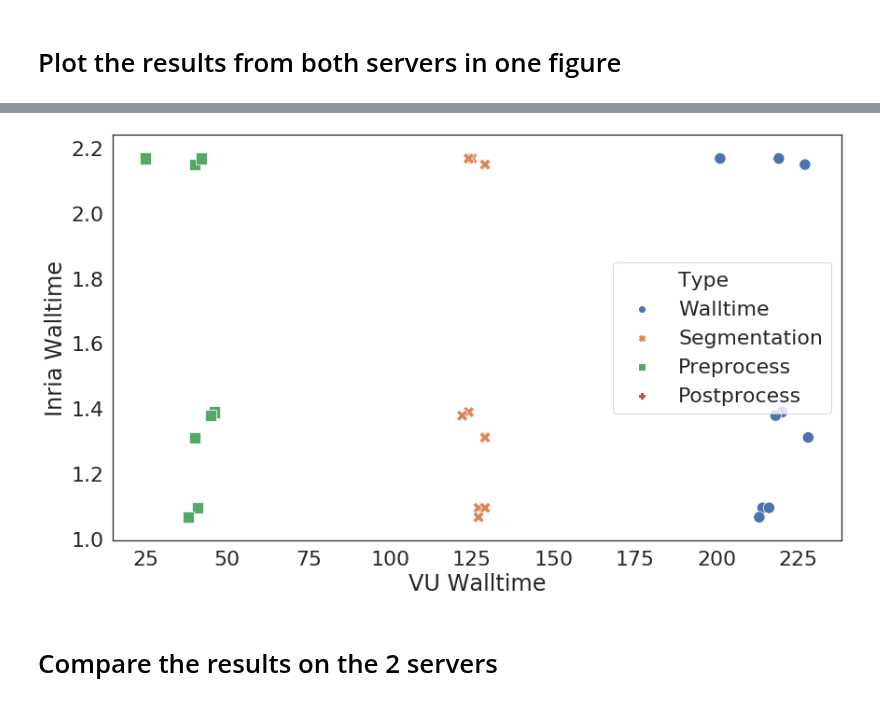
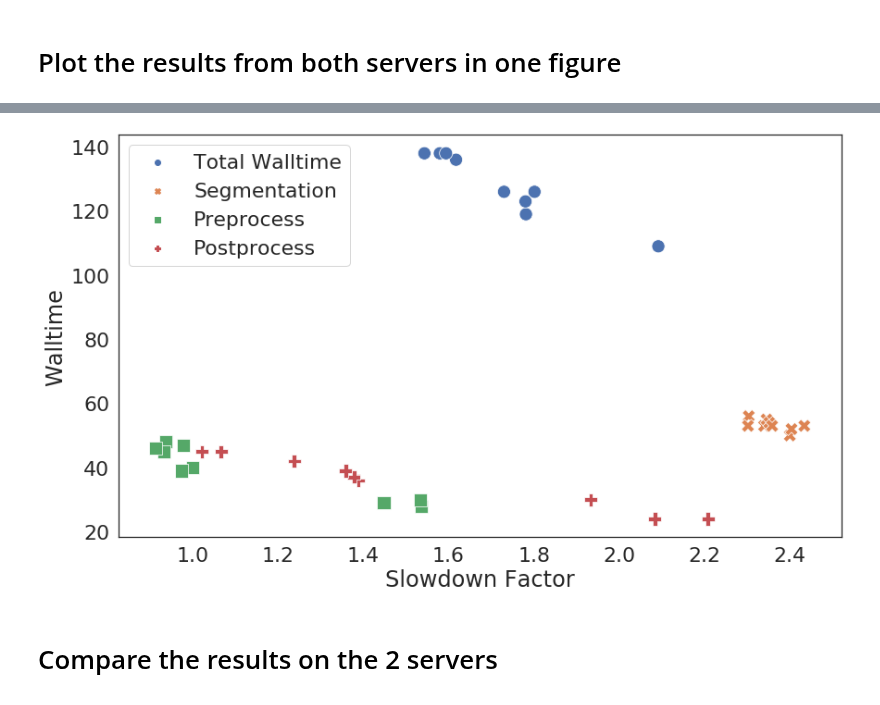
Before and after one commit to vanderbiltscl/SpeculativeScheduling, a Jupyter notebook: iSBatch_v1.0/SLANT_walltime.ipynb, the cells around one changed output, grey strips where cells are left out. Drawn from its saved outputs; the diff is of its cells as text; code cells hidden in the pictures.

```diff
--- a/iSBatch_v1.0/SLANT_walltime.ipynb
+++ b/iSBatch_v1.0/SLANT_walltime.ipynb
@@ -58,12 +56,12 @@ plt.show()
 # Runs on INRIA server
 # %%
 df_fr = pd.DataFrame()
-df_fr["ID"] = [23, 26, 69, 72, 15, 2, 4, 3, 81, 80]
-df_fr["Walltime"] = [126, 136, 138, 142, 119, 123, 126, 109, 138, 0]
-df_fr["Preprocess"] = [43, 47, 48, 43, 45, 29, 28, 30, 39, 0]
-df_fr["Segmentation"] = [56, 53, 53, 57, 50, 52, 53, 55, 54, 0]
-df_fr["Postprocess"] = [27, 36, 37, 42, 24, 42, 45, 24, 45, 0]
-df_fr["Input_size"] = [49052, 58308, 57808, 8912, 48100, 58412, 58948, 60712, 49468, 51008]
+df_fr["ID"] = [23, 26, 69, 15, 2, 4, 3, 81, 80]
+df_fr["Walltime"] = [126, 136, 138, 119, 123, 126, 109, 138, 138]
+df_fr["Preprocess"] = [40, 47, 48, 45, 29, 28, 30, 39, 46]
+df_fr["Segmentation"] = [56, 53, 53, 50, 52, 53, 55, 54, 53]
+df_fr["Postprocess"] = [30, 36, 37, 24, 42, 45, 24, 45, 39]
+df_fr["Input_size"] = [49052, 58308, 57808, 48100, 58412, 58948, 60712, 49468, 51008]
 df_fr["Server"] = ["Inria" for _ in range(len(df_vu))]
 df_fr["Input_size"] = df_fr["Input_size"] / 1024
 df_fr
@@ -149,41 +146,48 @@ plt.show()
 # %%
 df = pd.DataFrame()
 df["VU"] = df_vu["Walltime"]
 df["Inria"] = df_fr["Walltime"]
+df["Input"] = df_vu["Input_size"]
 df["Slowdown"] = df_vu["Walltime"] / df_fr["Walltime"]
-df["Type"] = ["Walltime" for i in range(len(df))]
+df["Type"] = ["Total Walltime" for i in range(len(df))]
 temp = pd.DataFrame()
 temp["VU"] = df_vu["Segmentation"]
+temp["Input"] = df_vu["Input_size"]
 temp["Inria"] = df_fr["Segmentation"]
-df["Slowdown"] = df_vu["Segmentation"] / df_fr["Segmentation"]
+temp["Slowdown"] = df_vu["Segmentation"] / df_fr["Segmentation"]
 temp["Type"] = ["Segmentation" for i in range(len(temp))]
 df = pd.concat([df, temp])
 temp = pd.DataFrame()
 temp["VU"] = df_vu["Preprocess"]
+temp["Input"] = df_vu["Input_size"]
 temp["Inria"] = df_fr["Preprocess"]
-df["Slowdown"] = df_vu["Preprocess"] / df_fr["Preprocess"]
+temp["Slowdown"] = df_vu["Preprocess"] / df_fr["Preprocess"]
 temp["Type"] = ["Preprocess" for i in range(len(temp))]
 df = pd.concat([df, temp])
 temp = pd.DataFrame()
 temp["VU"] = df_vu["Postprocess"]
+temp["Input"] = df_vu["Input_size"]
 temp["Inria"] = df_fr["Postprocess"]
-df["Slowdown"] = df_vu["Postprocess"] / df_fr["Postprocess"]
+temp["Slowdown"] = df_vu["Postprocess"] / df_fr["Postprocess"]
 temp["Type"] = ["Postprocess" for i in range(len(temp))]
 df = pd.concat([df, temp])
 
 fig, ax = plt.subplots(figsize=(14,8))
 sns.set(font_scale=2)
 sns.set_style("white")
 
-sns.scatterplot(x="VU", y="Slowdown", hue="Type", style="Type",
-                data=df, s=150)
+sns.scatterplot(x="Slowdown", y="Inria", hue="Type", style="Type",
+                data=df[df.Type!="X"], s=200)
 
-ax.set_xlabel('VU Walltime')
-ax.set_ylabel('Inria Walltime')
-#plt.savefig("walltime_all_server.png")
+h,l = ax.get_legend_handles_labels()
+plt.legend(h[1:],l[1:])
+ax.set_xlabel('Slowdown Factor')
+ax.set_ylabel('Walltime')
+#plt.legend(loc='upper left')
+plt.savefig("./figures/correlation_slowdown.png")
 plt.show()
 # %% [output]
-[figure, old version]
+[figure, new version]
 # %% [markdown]
 # Compare the results on the 2 servers
 # %%
```
Also changed, not shown: parts of 6 cells of this notebook, 1 other file.
